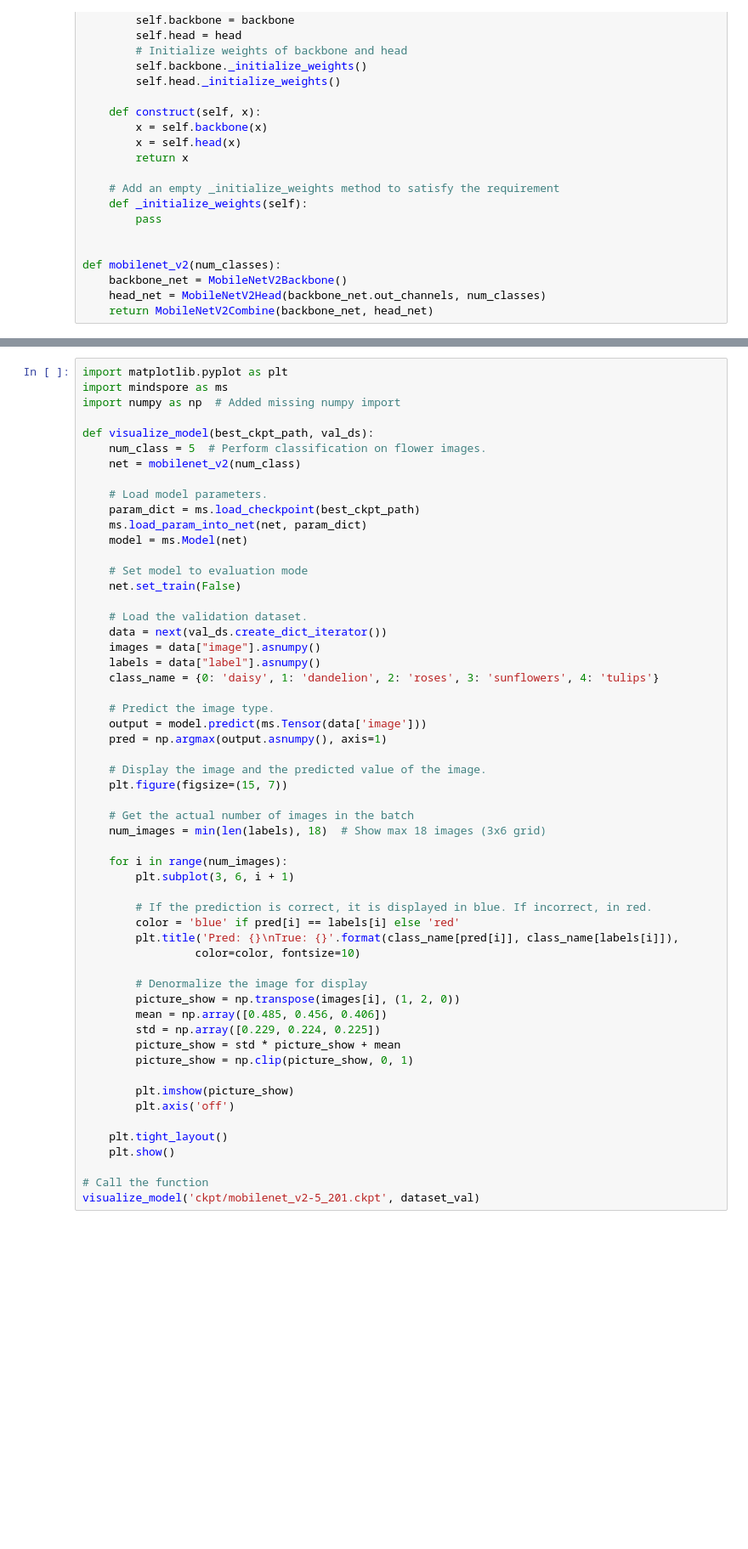
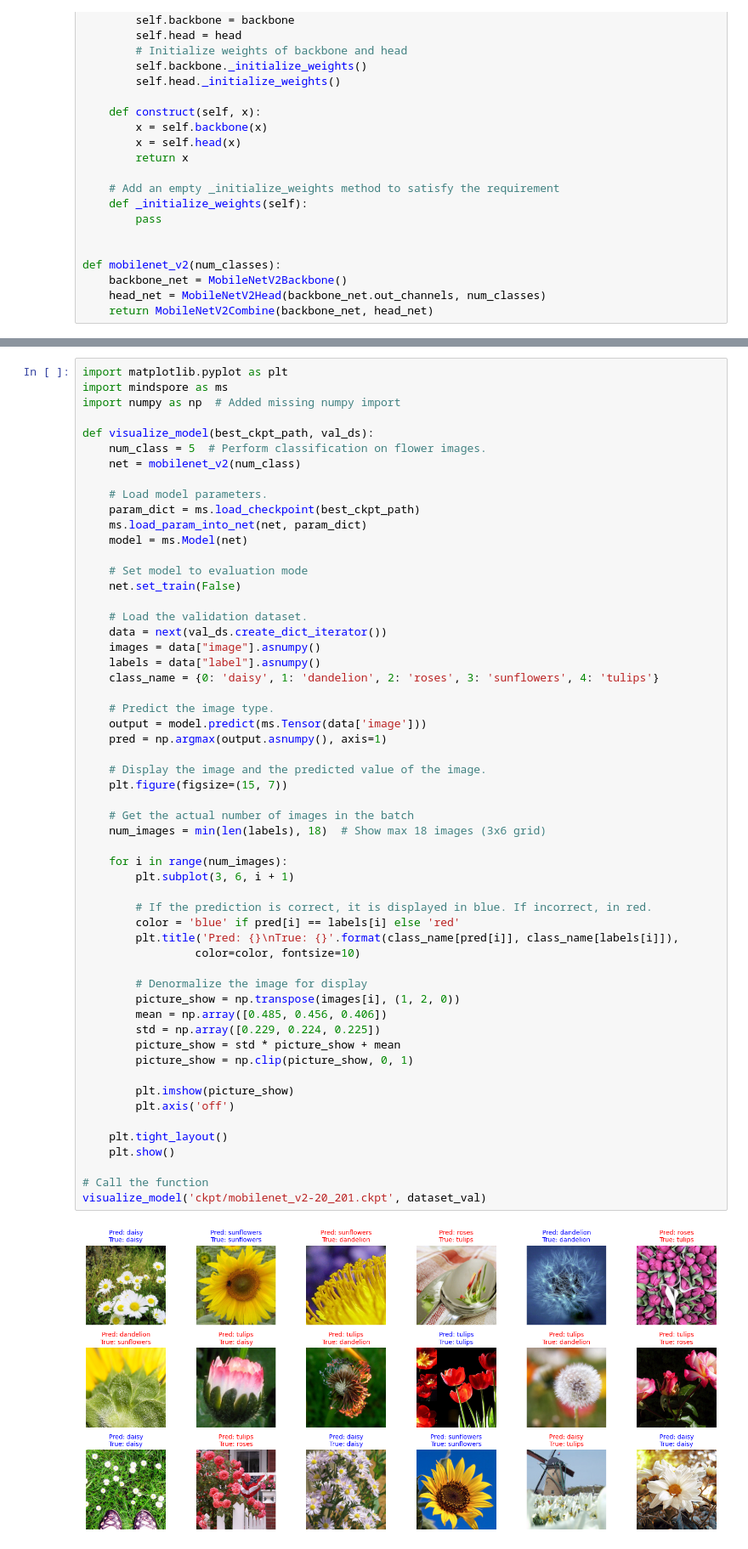
Before and after one commit to aueskinj/Applied-Data-Science, a Jupyter notebook: Huawei_AI-Cloud/deep_learning/mindspore/mindspore.ipynb, the cells around one changed output, grey strips where cells are left out. Shown at 85% size. Drawn from its saved outputs; the diff is of its cells as text; blank space fills up the shorter version.

Commit message:
Model Trained successfully, on to the next phase

```diff
--- a/Huawei_AI-Cloud/deep_learning/mindspore/mindspore.ipynb
+++ b/Huawei_AI-Cloud/deep_learning/mindspore/mindspore.ipynb
@@ -1226,31 +1241,33 @@ def visualize_model(best_ckpt_path, val_ds):
     pred = np.argmax(output.asnumpy(), axis=1)
 
     # Display the image and the predicted value of the image.
     plt.figure(figsize=(15, 7))
 
     # Get the actual number of images in the batch
     num_images = min(len(labels), 18)  # Show max 18 images (3x6 grid)
 
     for i in range(num_images):
         plt.subplot(3, 6, i + 1)
 
         # If the prediction is correct, it is displayed in blue. If incorrect, in red.
         color = 'blue' if pred[i] == labels[i] else 'red'
         plt.title('Pred: {}\nTrue: {}'.format(class_name[pred[i]], class_name[labels[i]]),
                  color=color, fontsize=10)
 
         # Denormalize the image for display
         picture_show = np.transpose(images[i], (1, 2, 0))
         mean = np.array([0.485, 0.456, 0.406])
         std = np.array([0.229, 0.224, 0.225])
         picture_show = std * picture_show + mean
         picture_show = np.clip(picture_show, 0, 1)
 
         plt.imshow(picture_show)
         plt.axis('off')
 
     plt.tight_layout()
     plt.show()
 
 # Call the function
-visualize_model('ckpt/mobilenet_v2-5_201.ckpt', dataset_val)
+visualize_model('ckpt/mobilenet_v2-20_201.ckpt', dataset_val)
+# %% [output]
+[figure, added]
```
Also changed, not shown: parts of 6 cells of this notebook.
